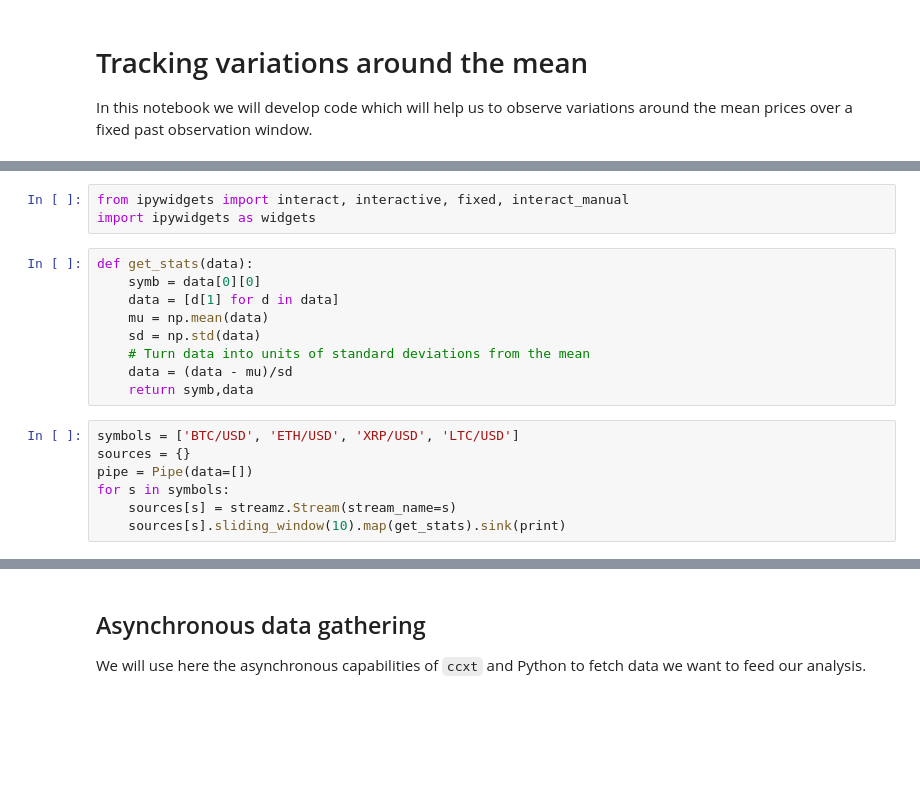
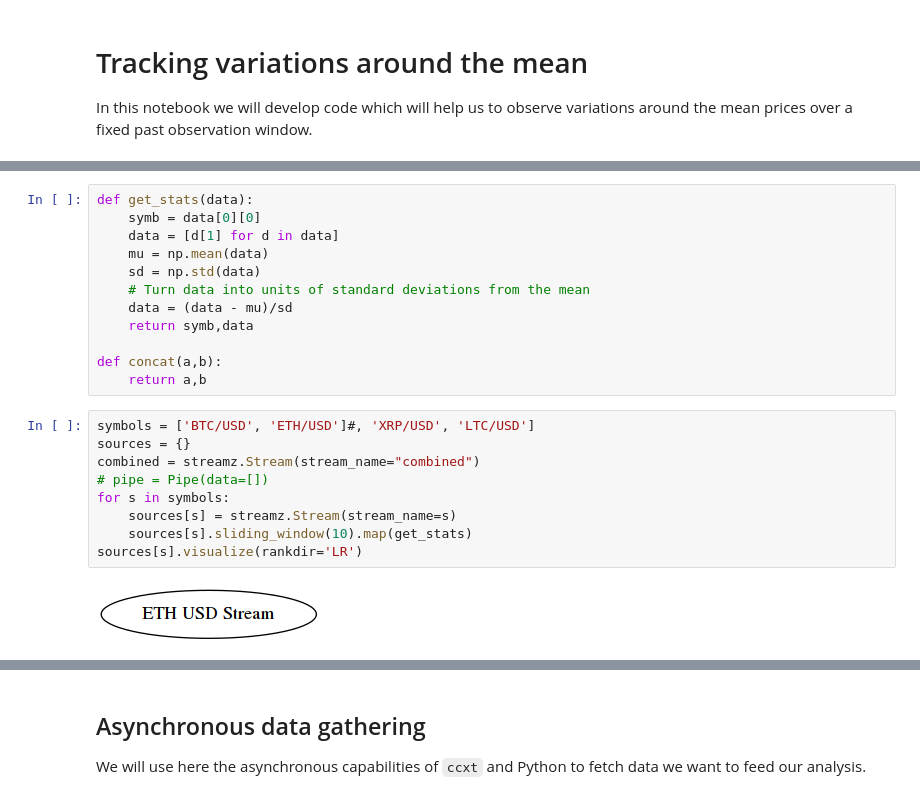
Before and after one commit to fccoelho/crypto_algo_trading, a Jupyter notebook: Mean reversal.ipynb, the cells around one changed output, grey strips where cells are left out. Saved outputs shown, nothing was run; the diff lists cells and outputs as text; blank space fills up the shorter version.

```diff
--- a/Mean reversal.ipynb
+++ b/Mean reversal.ipynb
@@ -15,9 +15,6 @@ hv.extension('bokeh')
 # %% [output]
 [interactive output not drawn]
 [interactive output not drawn]
-# %%
-from ipywidgets import interact, interactive, fixed, interact_manual
-import ipywidgets as widgets
 # %%
 def get_stats(data):
     symb = data[0][0]
@@ -27,10 +24,17 @@ def get_stats(data):
     # Turn data into units of standard deviations from the mean
     data = (data - mu)/sd
     return symb,data
+
+def concat(a,b):
+    return a,b
 # %%
-symbols = ['BTC/USD', 'ETH/USD', 'XRP/USD', 'LTC/USD']
+symbols = ['BTC/USD', 'ETH/USD']#, 'XRP/USD', 'LTC/USD']
 sources = {}
-pipe = Pipe(data=[])
+combined = streamz.Stream(stream_name="combined")
+# pipe = Pipe(data=[])
 for s in symbols:
     sources[s] = streamz.Stream(stream_name=s)
-    sources[s].sliding_window(10).map(get_stats).sink(print)
+    sources[s].sliding_window(10).map(get_stats)
+sources[s].visualize(rankdir='LR')
+# %% [output]
+[figure, added]
```
Also changed, not shown: parts of 6 cells of this notebook, 3 other files.
